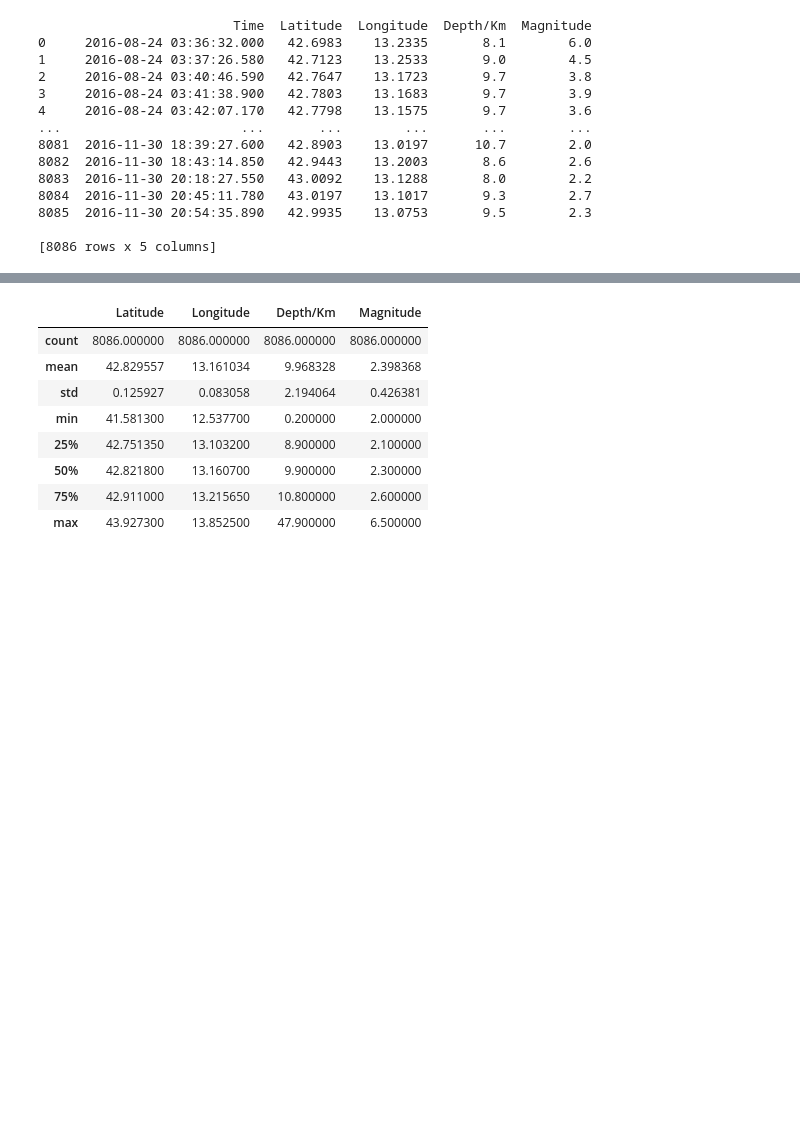
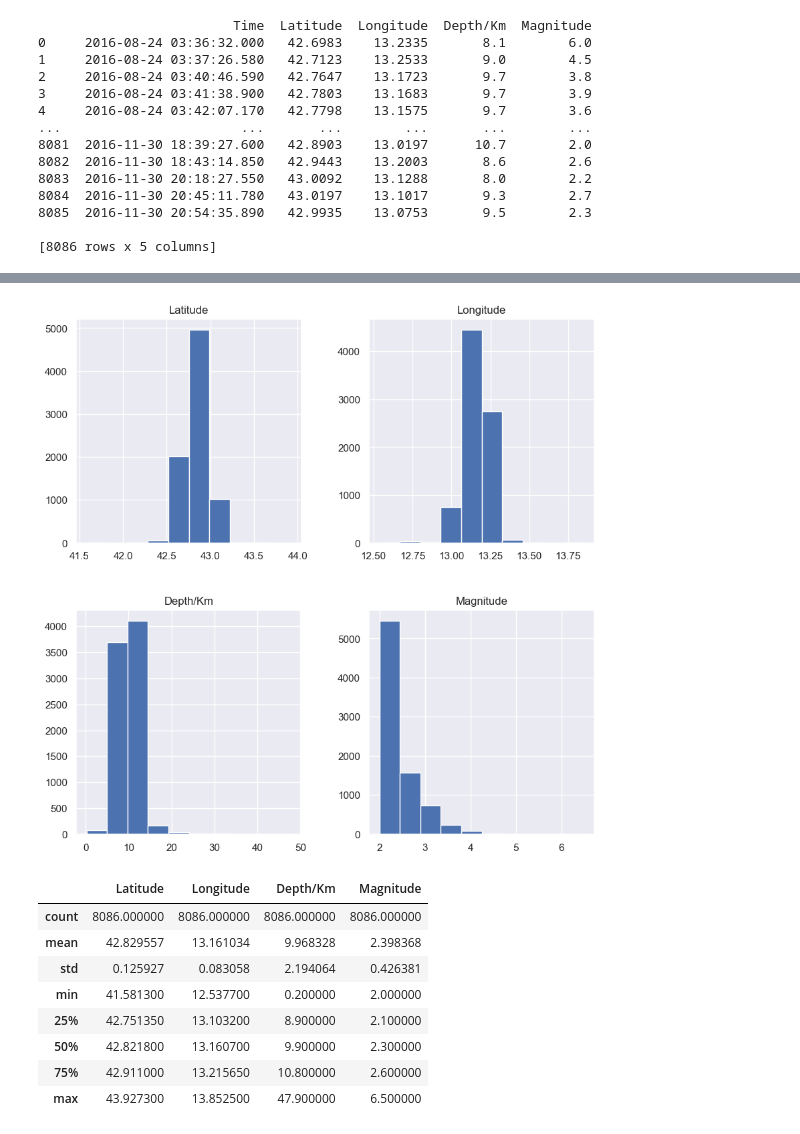
Before and after one commit to MrBloom911/SismicOperations, a Jupyter notebook: ProyectoComp.ipynb, the cells around one changed output, grey strips where cells are left out. Saved outputs shown, nothing was run; the diff lists cells and outputs as text; code cells hidden in the pictures; blank space fills up the shorter version.

```diff
--- a/ProyectoComp.ipynb
+++ b/ProyectoComp.ipynb
@@ -35,6 +38,8 @@ sns.histplot(data=df,x=df['Magnitude'])
 # %%
-#df.iloc[:,:].hist(figsize=(10,10))
-#plt.show()
+df.iloc[:,:].hist(figsize=(10,10))
+plt.show()
+# %% [output]
+[figure, added]
 # %%
 df.describe()
 # %% [output]
```
Also changed, not shown: parts of 9 cells of this notebook.
